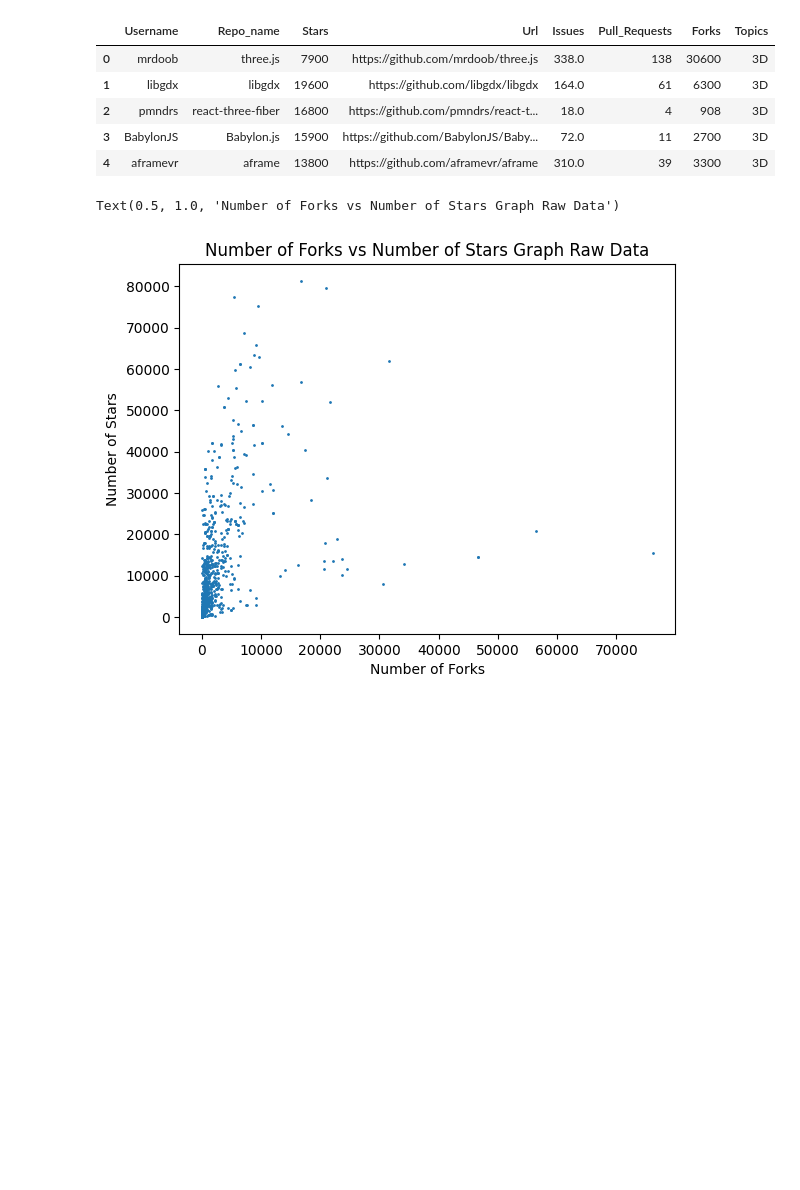
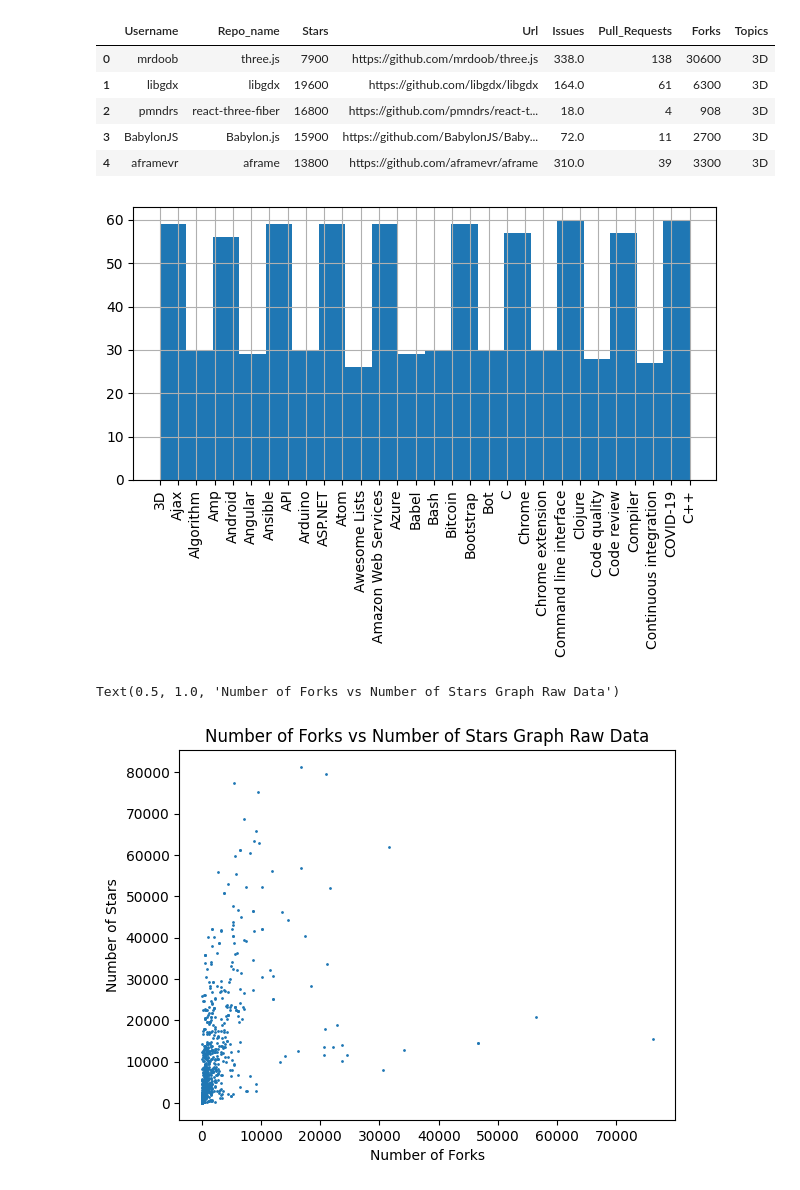
Before and after one commit to Beatrix-droid/github_repos-2022-data-analysis, a Jupyter notebook: github analysis.ipynb, the cells around one changed output. Drawn from its saved outputs; the diff is of its cells as text; code cells hidden in the pictures; blank space fills up the shorter version.

```diff
--- a/github analysis.ipynb
+++ b/github analysis.ipynb
@@ -24,6 +24,13 @@ df.isnull().sum().sum()
 #rows in a df where there are missing values
 
 df.dropna(inplace=True)
+# %%
+#visuals are always good, so let's see what are the most frequent topics in this dataset.here we have a histogram of the topics
+df.Topics.hist(bins=20)
+plt.xticks(rotation=90)
+plt.tight_layout()
+# %% [output]
+[figure, added]
 # %%
 #Plot an iniital scatter plot number of  forks vs number of stars as a correlation is suspected
 
```
